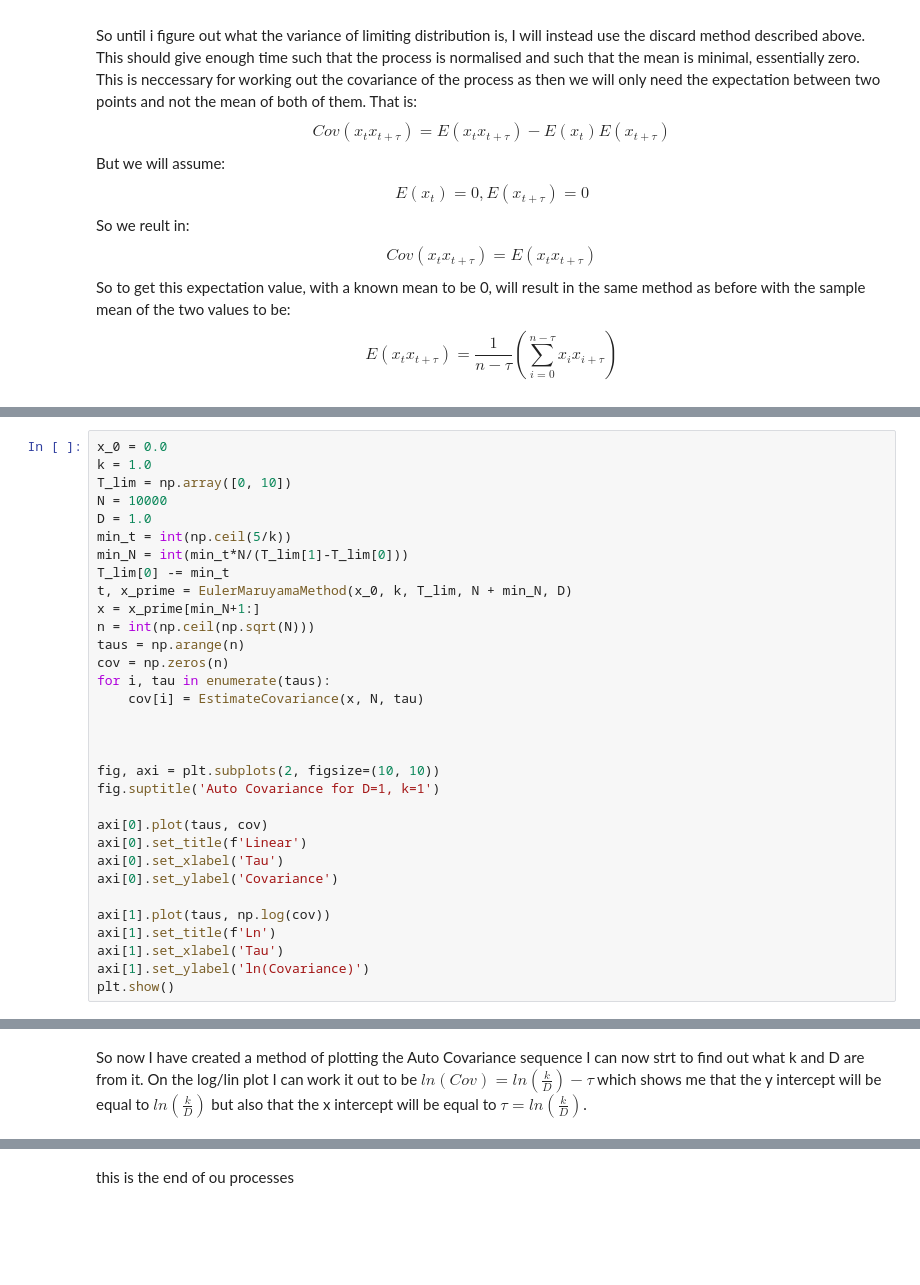
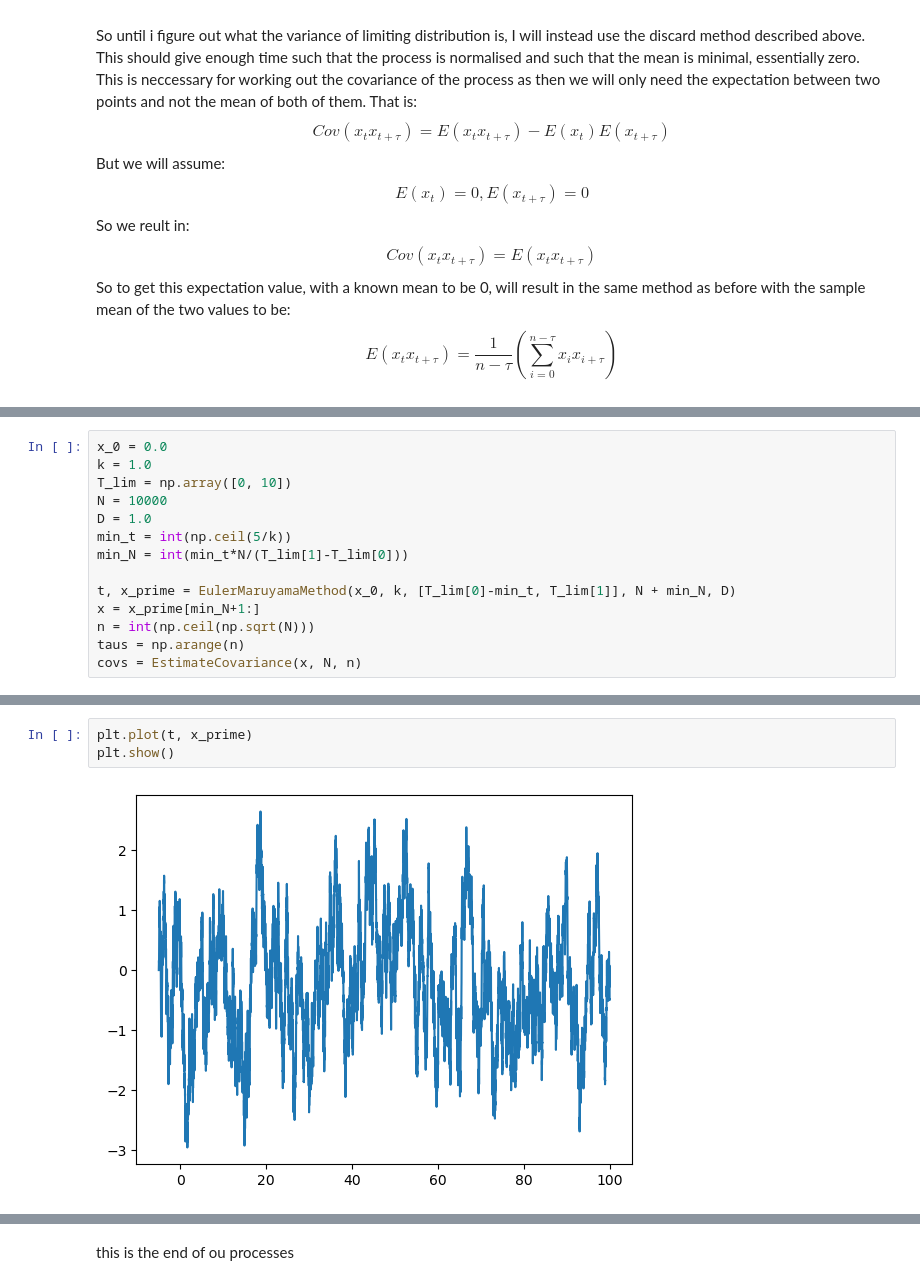
Before and after one commit to db14401/M4R, a Jupyter notebook: SDE_numerical_solution.ipynb, the cells around one changed output, grey strips where cells are left out. Saved outputs shown, nothing was run; the diff lists cells and outputs as text; blank space fills up the shorter version.

```diff
--- a/SDE_numerical_solution.ipynb
+++ b/SDE_numerical_solution.ipynb
@@ -654,27 +591,9 @@ N = 10000
 D = 1.0
 min_t = int(np.ceil(5/k))
 min_N = int(min_t*N/(T_lim[1]-T_lim[0]))
-T_lim[0] -= min_t
-t, x_prime = EulerMaruyamaMethod(x_0, k, T_lim, N + min_N, D)
+
+t, x_prime = EulerMaruyamaMethod(x_0, k, [T_lim[0]-min_t, T_lim[1]], N + min_N, D)
 x = x_prime[min_N+1:]
 n = int(np.ceil(np.sqrt(N)))
 taus = np.arange(n)
-cov = np.zeros(n)
-for i, tau in enumerate(taus):
-    cov[i] = EstimateCovariance(x, N, tau)
-
-
-
-fig, axi = plt.subplots(2, figsize=(10, 10))
-fig.suptitle('Auto Covariance for D=1, k=1')
-
-axi[0].plot(taus, cov)
-axi[0].set_title(f'Linear')
-axi[0].set_xlabel('Tau')
-axi[0].set_ylabel('Covariance')
-
-axi[1].plot(taus, np.log(cov))
-axi[1].set_title(f'Ln')
-axi[1].set_xlabel('Tau')
-axi[1].set_ylabel('ln(Covariance)')
-plt.show()
+covs = EstimateCovariance(x, N, n)
@@ -683,2 +600,5 @@ plt.show()
-# %% [markdown]
-So now I have created a method of plotting the Auto Covariance sequence I can now strt to find out what k and D are from it. On the log/lin plot I can work it out to be $ln(Cov) = ln(\frac{k}{D}) - \tau$ which shows me that the y intercept will be equal to $ln(\frac{k}{D})$ but also that the x intercept will be equal to $ \tau = ln(\frac{k}{D})$.
+# %%
+plt.plot(t, x_prime)
+plt.show()
+# %% [output]
+[figure, added]
```
Also changed, not shown: parts of 57 cells of this notebook.
